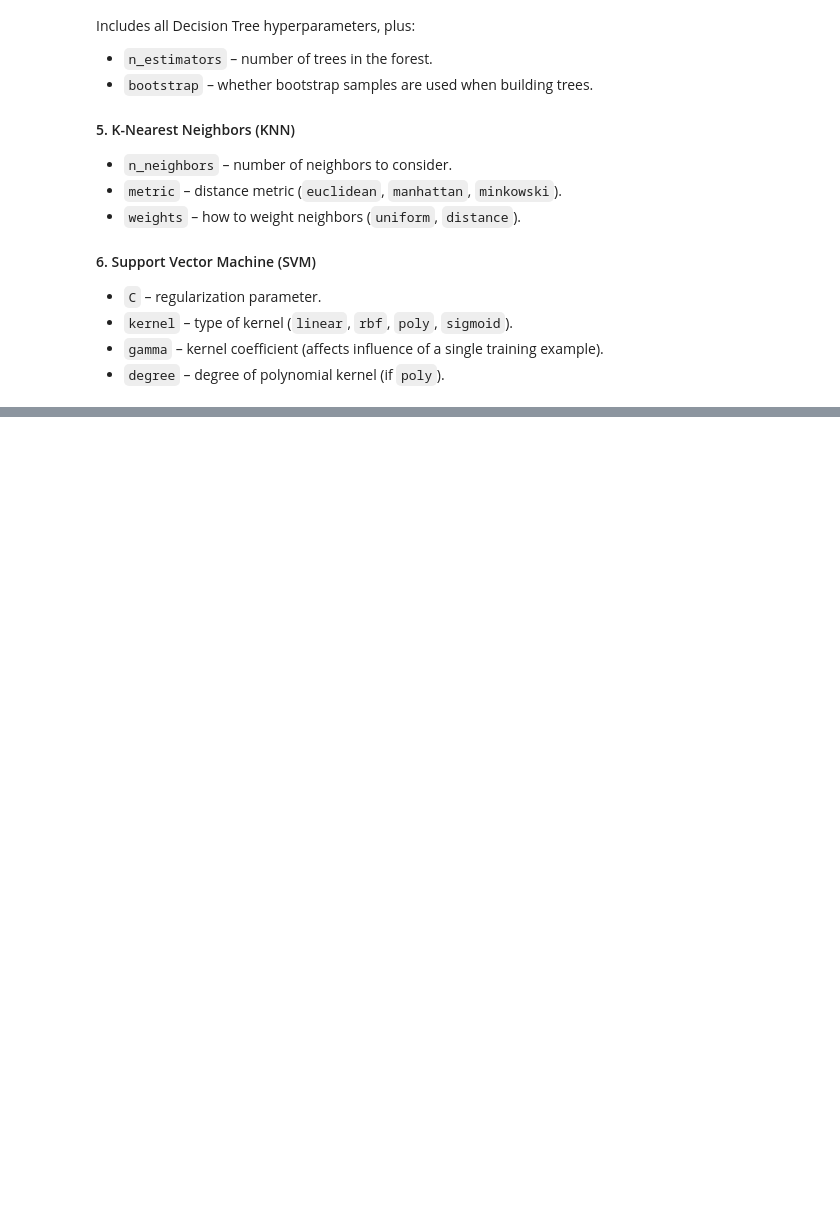
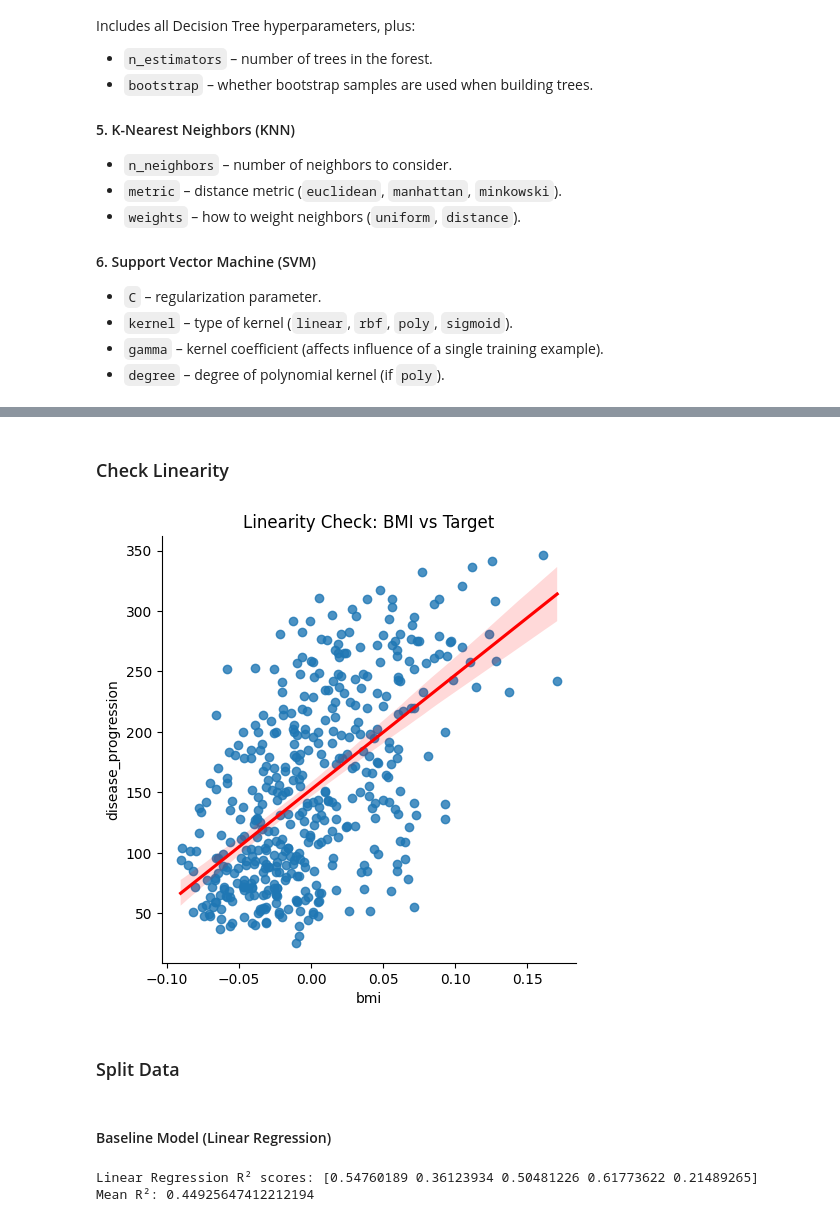
Before and after one commit to bonareri/data-science-class, a Jupyter notebook: 06-Machine_Learning/11.Hyperparameter_tuning.ipynb, the cells around one changed output, grey strips where cells are left out. Cells and saved outputs as stored; diff of their text form; code cells hidden in the pictures; blank space fills up the shorter version.

```diff
--- a/06-Machine_Learning/11.Hyperparameter_tuning.ipynb
+++ b/06-Machine_Learning/11.Hyperparameter_tuning.ipynb
@@ -84,0 +164,10 @@ Includes all Decision Tree hyperparameters, plus:
+# %% [markdown]
+### Check Linearity
+# %%
+sns.lmplot(x="bmi", y=y.name, data=X.join(y), line_kws={"color":"red"})
+plt.title("Linearity Check: BMI vs Target")
+plt.show()
+# %% [output]
+[figure, added]
+# %% [markdown]
+### Split Data
@@ -84,0 +178,18 @@ Includes all Decision Tree hyperparameters, plus:
+# %% [markdown]
+#### Baseline Model (Linear Regression)
+# %%
+lr_model = LinearRegression()
+
+scores = cross_val_score(
+    lr_model,
+    X_train,
+    y_train,
+    cv=5,
+    scoring='r2'
+)
+
+print("Linear Regression R² scores:", scores)
+print("Mean R²:", scores.mean())
+# %% [output]
+Linear Regression R² scores: [0.54760189 0.36123934 0.50481226 0.61773622 0.21489265]
+Mean R²: 0.44925647412212194
```
Also changed, not shown: parts of 23 cells of this notebook, 4 other files.
